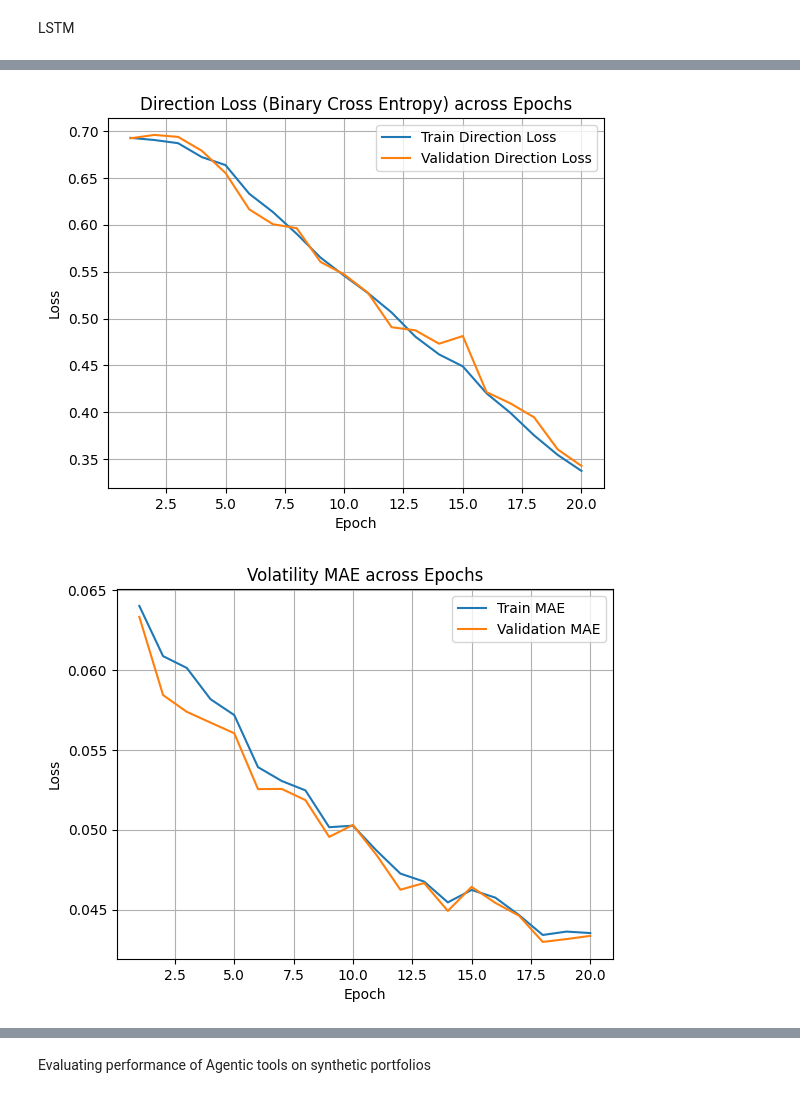
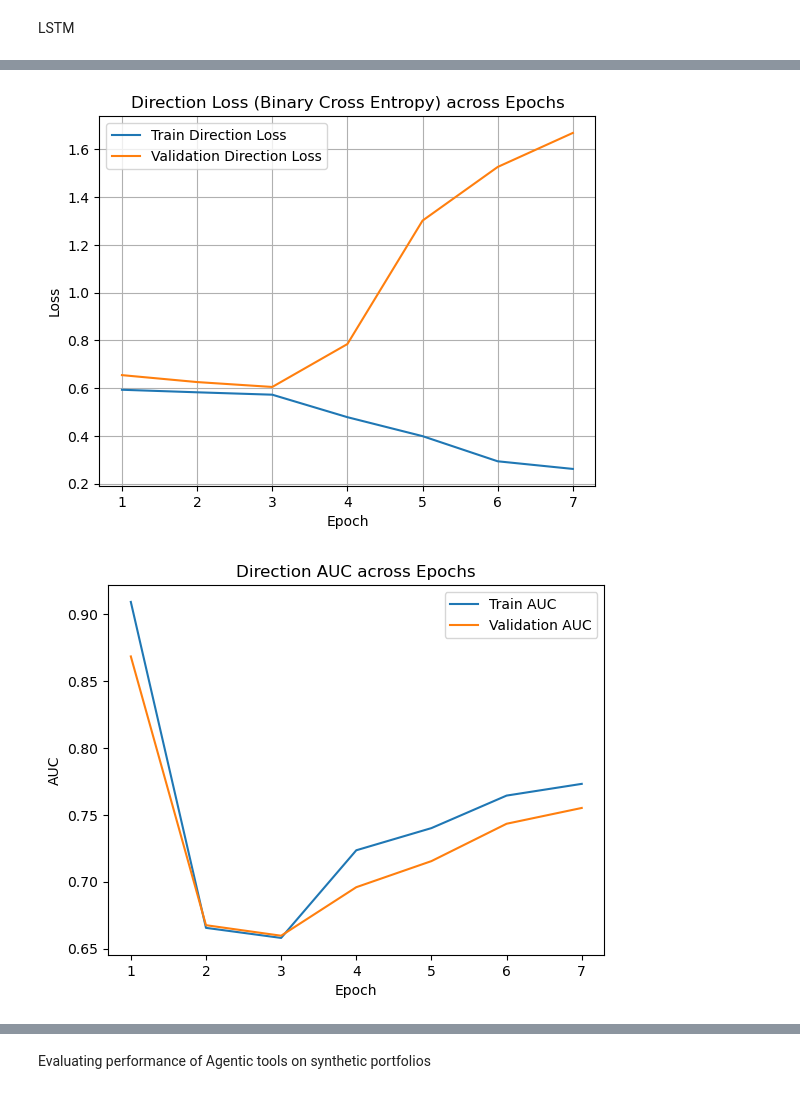
Before and after one commit to am3lia-low/dsa4265-group-5-Portfolio-Risk-Analyst-Chatbot, a Jupyter notebook: agent_tools/ml_risk_tools/LSTM.ipynb, the cells around one changed output, grey strips where cells are left out. Saved outputs shown, nothing was run; the diff lists cells and outputs as text; code cells hidden in the pictures.

```diff
--- a/agent_tools/ml_risk_tools/LSTM.ipynb
+++ b/agent_tools/ml_risk_tools/LSTM.ipynb
@@ -488,26 +548,25 @@ plt.show()
 # %%
 # PLot Binary Cross Entropy Loss
 plt.figure()
-plt.plot(range(1, EPOCHS+1),train_dir_loss, label='Train Direction Loss')
-plt.plot(range(1, EPOCHS+1),val_dir_loss, label='Validation Direction Loss')
+plt.plot(range(1, len(train_dir_loss)+1),train_dir_loss, label='Train Direction Loss')
+plt.plot(range(1, len(val_dir_loss)+1),val_dir_loss, label='Validation Direction Loss')
 plt.title('Direction Loss (Binary Cross Entropy) across Epochs')
 plt.xlabel('Epoch')
 plt.ylabel('Loss')
 plt.grid(True)
 plt.legend()
 plt.show()
 # %% [output]
-[figure, old version]
+[figure, new version]
 # %%
-# PLot volatility MAE across epochs
+# Plot direction AUC across epochs
 plt.figure()
-plt.plot(range(1, EPOCHS+1), train_mae, label='Train MAE')
-plt.plot(range(1, EPOCHS+1), val_mae, label='Validation MAE')
-plt.title('Volatility MAE across Epochs')
+plt.plot(range(1, len(train_auc)+1),train_auc, label='Train AUC')
+plt.plot(range(1, len(val_auc)+1),val_auc, label='Validation AUC')
+plt.title('Direction AUC across Epochs')
 plt.xlabel('Epoch')
-plt.ylabel('Loss')
-plt.grid(True)
+plt.ylabel('AUC')
 plt.legend()
 plt.show()
 # %% [output]
-[figure, old version]
+[figure, new version]
```
Also changed, not shown: parts of 52 cells of this notebook, 1 other file.
